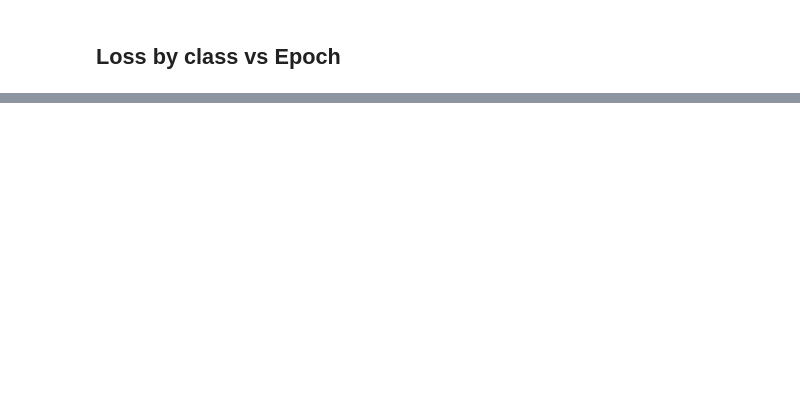
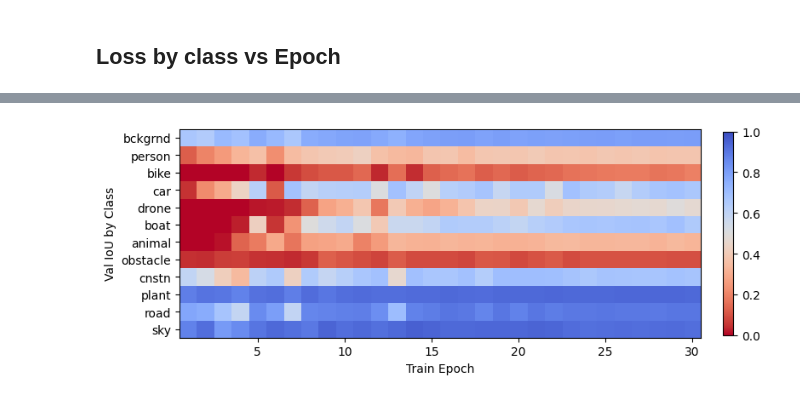
Before and after one commit to nyLiao/Aeroscapes, a Jupyter notebook: visualization/train_curve.ipynb, the cells around one changed output, grey strips where cells are left out. Cells and saved outputs as stored; diff of their text form; code cells hidden in the pictures; blank space fills up the shorter version.

```diff
--- a/visualization/train_curve.ipynb
+++ b/visualization/train_curve.ipynb
@@ -114,8 +172,8 @@ def plot_class(iou_lst):
     plt.show()
     return fig
 
-def plot_class_call(dir_save, dir_flag):
-    file_log = os.path.join(dir_save, dir_flag, 'log.txt')
+def plot_class_call(dir_flag, sav_flag):
+    file_log = os.path.join('../saved_models/', dir_flag, 'log.txt')
     with open(file_log, 'r') as f:
         s = f.read()
 
@@ -127,5 +185,5 @@ def plot_class_call(dir_save, dir_flag):
 
     fig = plot_class(iou_lst)
     if issave:
-        fig.savefig('./figs/class_{}.pdf'.format(dir_flag), bbox_inches='tight')
+        fig.savefig('./figs/train_ciou_{}.pdf'.format(sav_flag), bbox_inches='tight')
     return fig
@@ -137,0 +190,4 @@ fig = plot_class_call(dir_save, dir_flag)
+# %%
+fig = plot_class_call(flag_lst[0], 'ce')
+# %% [output]
+[figure, added]
```
Also changed, not shown: parts of 7 cells of this notebook, 9 other files.
